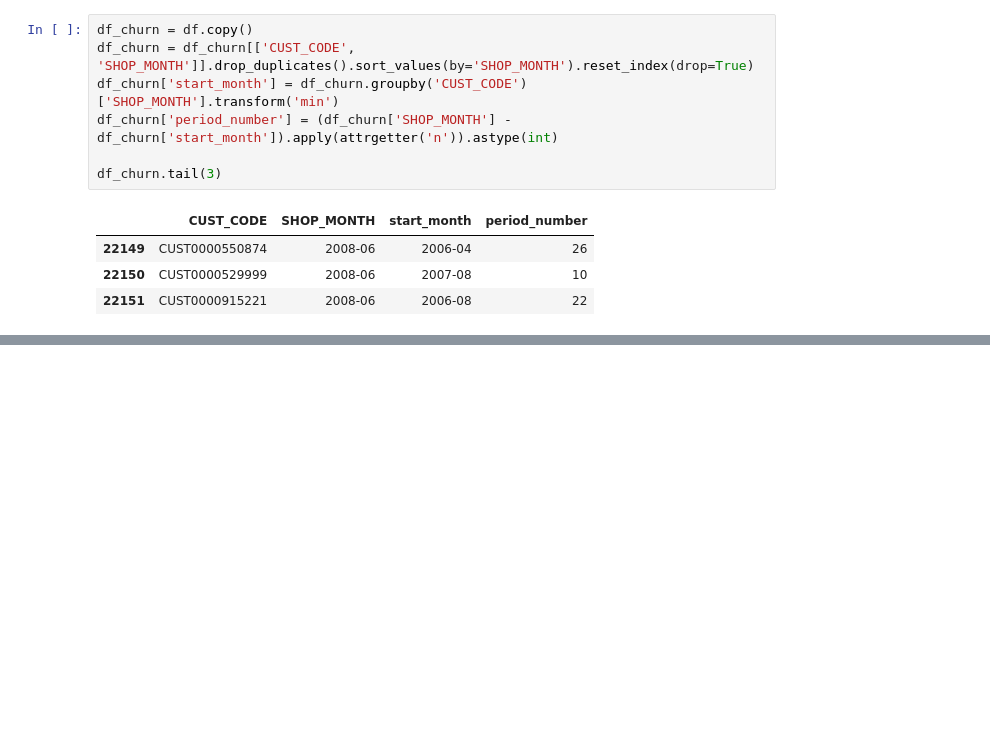
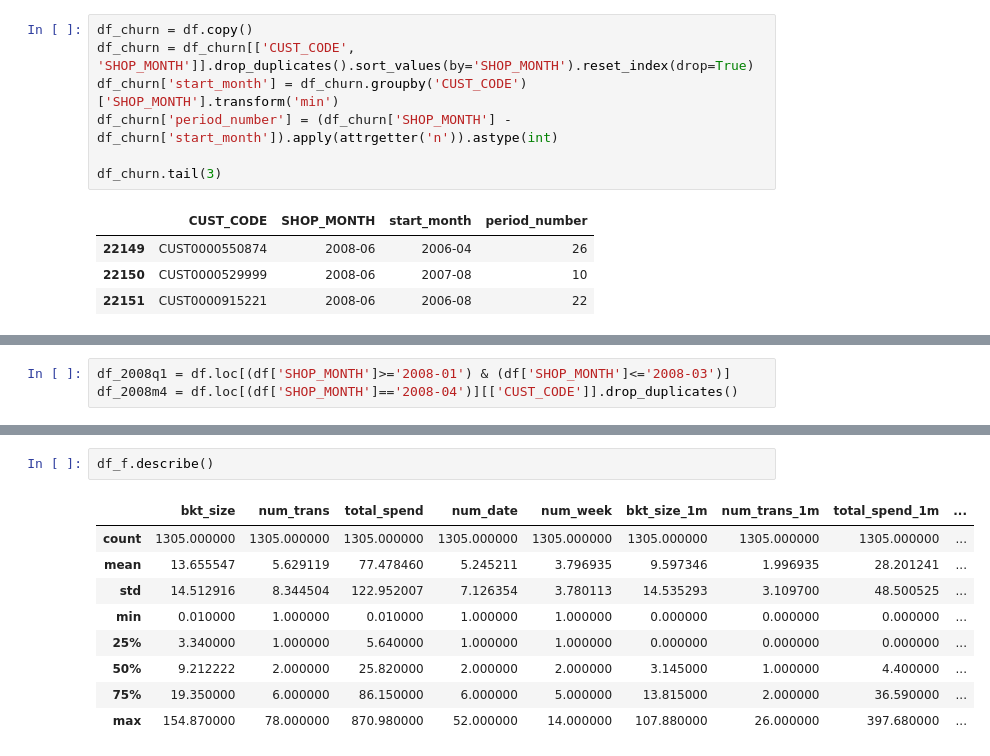
Before and after one commit to terjirapat/MADT8101-Customer-Analytics, a Jupyter notebook: Workshop 4 - Churn Scoring/main.ipynb, the cells around one changed output, grey strips where cells are left out. Saved outputs shown, nothing was run; the diff lists cells and outputs as text; blank space fills up the shorter version.

```diff
--- a/Workshop 4 - Churn Scoring/main.ipynb
+++ b/Workshop 4 - Churn Scoring/main.ipynb
@@ -251,0 +258,3 @@ plt.show()
+# %%
+df_2008q1 = df.loc[(df['SHOP_MONTH']>='2008-01') & (df['SHOP_MONTH']<='2008-03')]
+df_2008m4 = df.loc[(df['SHOP_MONTH']=='2008-04')][['CUST_CODE']].drop_duplicates()
@@ -251,0 +317,12 @@ plt.show()
+# %%
+df_f.describe()
+# %% [output]
+|  | bkt_size | num_trans | total_spend | num_date | num_week | bkt_size_1m | num_trans_1m | total_spend_1m | ... |
+| count | 1305.000000 | 1305.000000 | 1305.000000 | 1305.000000 | 1305.000000 | 1305.000000 | 1305.000000 | 1305.000000 | ... |
+| mean | 13.655547 | 5.629119 | 77.478460 | 5.245211 | 3.796935 | 9.597346 | 1.996935 | 28.201241 | ... |
+| std | 14.512916 | 8.344504 | 122.952007 | 7.126354 | 3.780113 | 14.535293 | 3.109700 | 48.500525 | ... |
+| min | 0.010000 | 1.000000 | 0.010000 | 1.000000 | 1.000000 | 0.000000 | 0.000000 | 0.000000 | ... |
+| 25% | 3.340000 | 1.000000 | 5.640000 | 1.000000 | 1.000000 | 0.000000 | 0.000000 | 0.000000 | ... |
+| 50% | 9.212222 | 2.000000 | 25.820000 | 2.000000 | 2.000000 | 3.145000 | 1.000000 | 4.400000 | ... |
+| 75% | 19.350000 | 6.000000 | 86.150000 | 6.000000 | 5.000000 | 13.815000 | 2.000000 | 36.590000 | ... |
+| max | 154.870000 | 78.000000 | 870.980000 | 52.000000 | 14.000000 | 107.880000 | 26.000000 | 397.680000 | ... |
```
Also changed, not shown: parts of 15 cells of this notebook, 1 other file.
